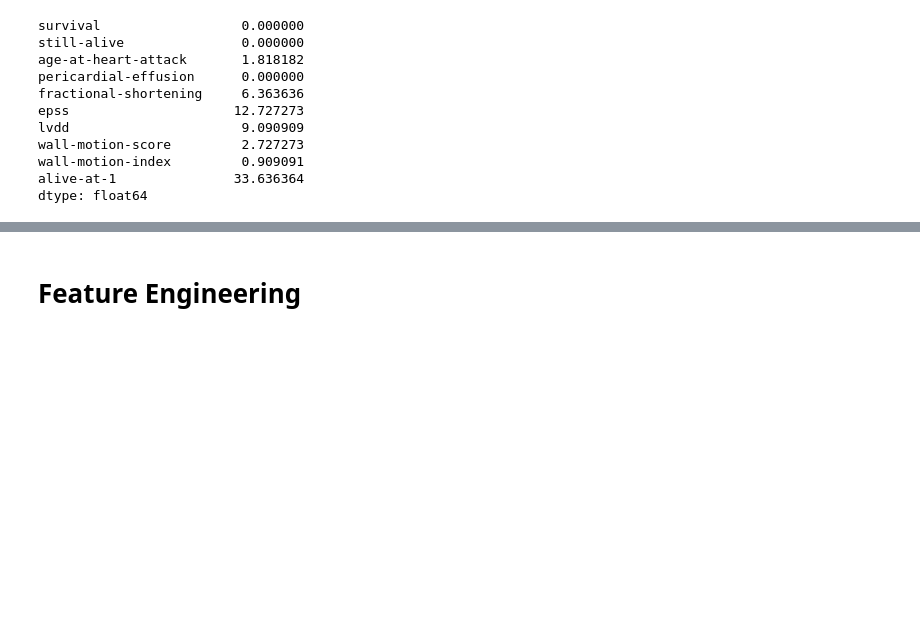
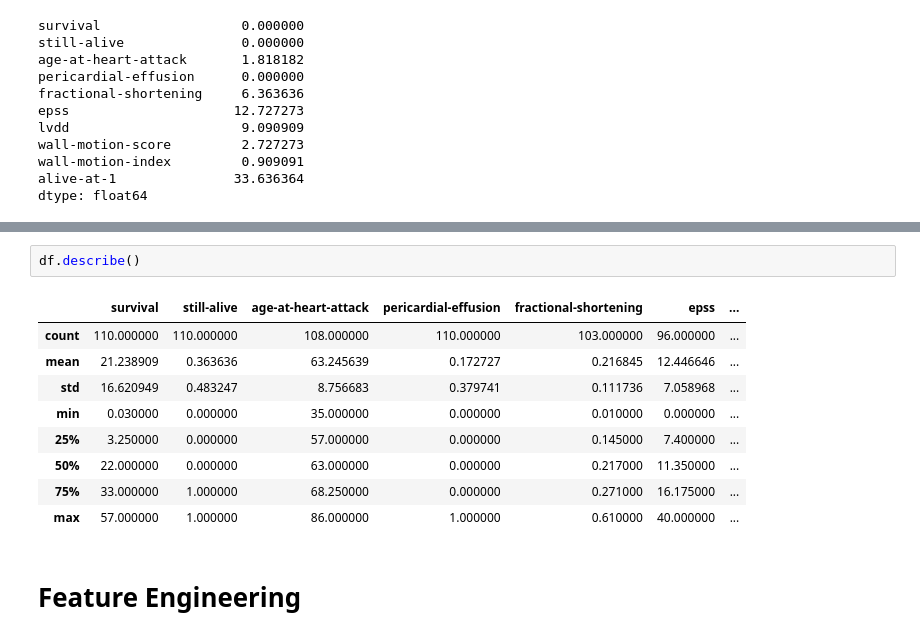
Before and after one commit to oozdal/heart-attack, a Jupyter notebook: heart-attack.ipynb, the cells around one changed output, grey strips where cells are left out. Cells and saved outputs as stored; diff of their text form; blank space fills up the shorter version.

```diff
--- a/heart-attack.ipynb
+++ b/heart-attack.ipynb
@@ -148,3 +164,15 @@ dtype: float64
+# %%
+df.describe()
+# %% [output]
+|  | survival | still-alive | age-at-heart-attack | pericardial-effusion | fractional-shortening | epss | ... |
+| count | 110.000000 | 110.000000 | 108.000000 | 110.000000 | 103.000000 | 96.000000 | ... |
+| mean | 21.238909 | 0.363636 | 63.245639 | 0.172727 | 0.216845 | 12.446646 | ... |
+| std | 16.620949 | 0.483247 | 8.756683 | 0.379741 | 0.111736 | 7.058968 | ... |
+| min | 0.030000 | 0.000000 | 35.000000 | 0.000000 | 0.010000 | 0.000000 | ... |
+| 25% | 3.250000 | 0.000000 | 57.000000 | 0.000000 | 0.145000 | 7.400000 | ... |
+| 50% | 22.000000 | 0.000000 | 63.000000 | 0.000000 | 0.217000 | 11.350000 | ... |
+| 75% | 33.000000 | 1.000000 | 68.250000 | 0.000000 | 0.271000 | 16.175000 | ... |
+| max | 57.000000 | 1.000000 | 86.000000 | 1.000000 | 0.610000 | 40.000000 | ... |
 # %% [markdown]
 # Feature Engineering
 # %%
```
Also changed, not shown: parts of 1 cell of this notebook, 2 other files.
